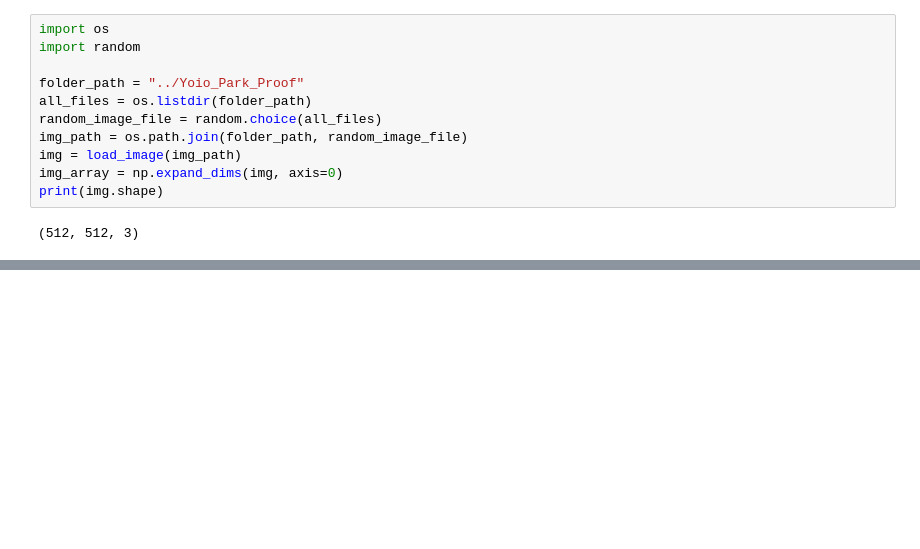
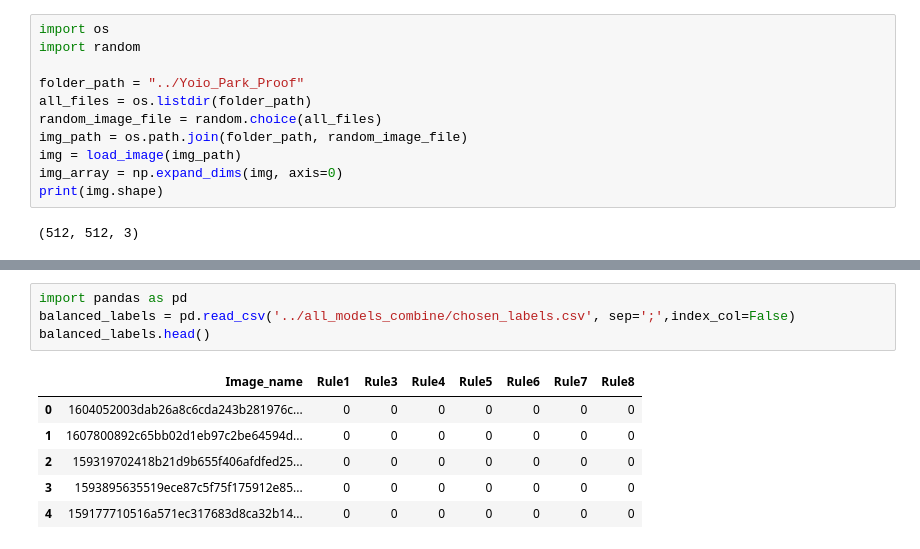
Before and after one commit to B0llerwagen/Data-Science-Case-Studies-SoSe24, a Jupyter notebook: all_models_combine/test_img.ipynb, the cells around one changed output, grey strips where cells are left out. Drawn from its saved outputs; the diff is of its cells as text; blank space fills up the shorter version.

Commit message:
analysis for all models

```diff
--- a/all_models_combine/test_img.ipynb
+++ b/all_models_combine/test_img.ipynb
@@ -115,0 +103,11 @@ Richtig
+# %%
+import pandas as pd
+balanced_labels = pd.read_csv('../all_models_combine/chosen_labels.csv', sep=';',index_col=False)
+balanced_labels.head()
+# %% [output]
+|  | Image_name | Rule1 | Rule3 | Rule4 | Rule5 | Rule6 | Rule7 | Rule8 |
+| 0 | 1604052003dab26a8c6cda243b281976c... | 0 | 0 | 0 | 0 | 0 | 0 | 0 |
+| 1 | 1607800892c65bb02d1eb97c2be64594d... | 0 | 0 | 0 | 0 | 0 | 0 | 0 |
+| 2 | 159319702418b21d9b655f406afdfed25... | 0 | 0 | 0 | 0 | 0 | 0 | 0 |
+| 3 | 1593895635519ece87c5f75f175912e85... | 0 | 0 | 0 | 0 | 0 | 0 | 0 |
+| 4 | 159177710516a571ec317683d8ca32b14... | 0 | 0 | 0 | 0 | 0 | 0 | 0 |
```
Also changed, not shown: parts of 6 cells of this notebook, 6 other files.
